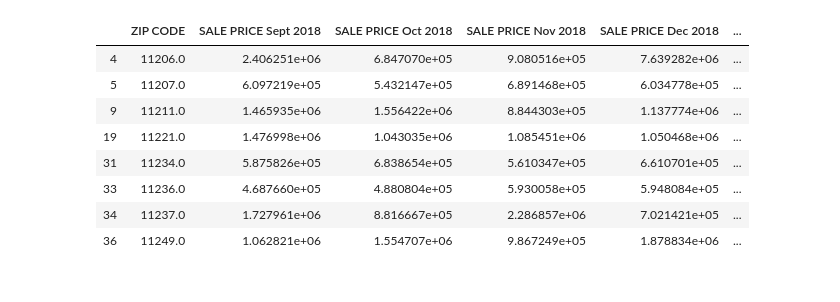
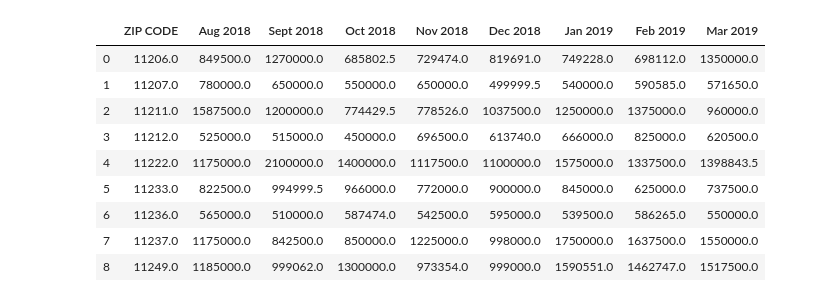
Before and after one commit to nate1mace/TheSuperGroup, a Jupyter notebook: Rolling Sales Analysis.ipynb, the cells around one changed output. Saved outputs shown, nothing was run; the diff lists cells and outputs as text; code cells hidden in the pictures.

Commit message:
Rolling Sales Update

```diff
--- a/Rolling Sales Analysis.ipynb
+++ b/Rolling Sales Analysis.ipynb
@@ -2,6 +2,8 @@
 import pandas as pd
 import numpy as np
 import matplotlib.pyplot as plt
+import scipy.stats as stats
+
 
 #this is a function online for zipcode generation (it can also give us median household income but it's unclear when it has been last updated)
 from uszipcode import SearchEngine
@@ -18,8 +20,8 @@ source2 = 'Rolling Sales NYC/rollingsales_brooklyn_2019.csv'
 df_2018 = pd.read_csv(source1)
 df_2019= pd.read_csv(source2)
 
-df_2018 = df_2018.rename(columns={"SALE PRICE\n": "SALE PRICE", "SALE DATE\n": "SALE DATE", "ZIP CODE\n" : "ZIP CODE"})
-df_2019 = df_2019.rename(columns={" SALE PRICE ": "SALE PRICE"})
+df_2018 = df_2018.rename(columns={"SALE PRICE\n": "", "SALE DATE\n": "SALE DATE", "ZIP CODE\n" : "ZIP CODE"})
+df_2019 = df_2019.rename(columns={" SALE PRICE ": ""})
 
 df_2018.dtypes
 # %% [output]
@@ -42,15 +44,17 @@ SALE DATE                                 object
 dtype: object
 # %%
 #DF2 is the NYC Rolling Sales, this was pulled from the csv in the first box (source2)
-df_2018['SALE PRICE'] = df_2018['SALE PRICE'].str.replace(',','')
-df_2018['SALE PRICE'] = df_2018['SALE PRICE'].str.replace('$','').astype(float)
-df_2019['SALE PRICE'] = df_2019['SALE PRICE'].str.replace(',','').astype(float)
+# df_2018[''] = df_2018[''].str.replace(',','')
+# df_2018[''] = df_2018[''].str.replace('$','').astype(float)
+# df_2019[''] = df_2019[''].str.replace(',','').astype(float)
 
-df_2018 = df_2018.loc[df_2018['SALE PRICE'] > 0]
-df_2019 = df_2019.loc[df_2019['SALE PRICE'] > 0]
+df_2018 = df_2018.loc[df_2018[''] > 10]
+df_2019 = df_2019.loc[df_2019[''] > 10]
 
 
 #Create a boolean mask to sort by the month of September (Airbnb CSV is just September, we can discuss if this step is necessary together)
+mask_Aug_2018 = (df_2018['SALE DATE'] > '8/0/2018') & (df_2018['SALE DATE'] <= '8/31/2018')
+df_aug = df_2018.loc[mask_Aug_2018]
 mask_Sept_2018 = (df_2018['SALE DATE'] > '9/0/2018') & (df_2018['SALE DATE'] <= '9/31/2018')
 df_sept = df_2018.loc[mask_Sept_2018]
 mask_Oct_2018 = (df_2018['SALE DATE'] > '10/0/2018') & (df_2018['SALE DATE'] <= '10/31/2018')
@@ -70,19 +74,23 @@ df_mar = df_2019.loc[mask_Mar_2019]
 # df_2018_Allzips = df_2018.groupby("ZIP CODE").agg({'SALE PRICE':'mean'}).reset_index()
 # df_2019_Allzips = df2_nonzero_sept.groupby("NEIGHBORHOOD").agg({' SALE PRICE ':'count'}).reset_index()
 
-df_sept_allzips = df_sept.groupby("ZIP CODE").agg({"SALE PRICE" : "median"}).reset_index()
-df_oct_allzips = df_oct.groupby("ZIP CODE").agg({"SALE PRICE" : "median"}).reset_index()
-df_nov_allzips = df_nov.groupby("ZIP CODE").agg({"SALE PRICE" : "median"}).reset_index()
-df_dec_allzips = df_dec.groupby("ZIP CODE").agg({"SALE PRICE" : "median"}).reset_index()
-df_jan_allzips = df_jan.groupby("ZIP CODE").agg({"SALE PRICE" : "median"}).reset_index()
-df_feb_allzips = df_feb.groupby("ZIP CODE").agg({"SALE PRICE" : "median"}).reset_index()
-df_mar_allzips = df_mar.groupby("ZIP CODE").agg({"SALE PRICE" : "median"}).reset_index()
+df_aug_allzips = df_aug.groupby("ZIP CODE").agg({"" : "median"}).reset_index()
+df_sept_allzips = df_sept.groupby("ZIP CODE").agg({"" : "median"}).reset_index()
+df_oct_allzips = df_oct.groupby("ZIP CODE").agg({"" : "median"}).reset_index()
+df_nov_allzips = df_nov.groupby("ZIP CODE").agg({"" : "median"}).reset_index()
+df_dec_allzips = df_dec.groupby("ZIP CODE").agg({"" : "median"}).reset_index()
+df_jan_allzips = df_jan.groupby("ZIP CODE").agg({"" : "median"}).reset_index()
+df_feb_allzips = df_feb.groupby("ZIP CODE").agg({"" : "median"}).reset_index()
+df_mar_allzips = df_mar.groupby("ZIP CODE").agg({"" : "median"}).reset_index()
 # %%
-dates = [' Sept 2018',' Oct 2018',' Nov 2018',' Dec 2018',' Jan 2019',' Feb 2019',' Mar 2019', '']
+dates = [' Aug 2018', ' Sept 2018',' Oct 2018',' Nov 2018',' Dec 2018',' Jan 2019',' Feb 2019',' Mar 2019', '']
 
-df_all_months = pd.merge(df_sept_allzips,df_oct_allzips, on = 'ZIP CODE',how = 'outer', suffixes = (dates[0],dates[1]))
+df_all_months = pd.merge(df_aug_allzips,df_sept_allzips, on = 'ZIP CODE',how = 'outer', suffixes = (dates[0],dates[1]))
+df_all_months = pd.merge(df_all_months,df_oct_allzips, on = 'ZIP CODE',how = 'outer', suffixes = (dates[0],dates[1]))
 df_all_months = pd.merge(df_all_months,df_nov_allzips, on = 'ZIP CODE',how = 'outer', suffixes = (dates[2],dates[3]))
 df_all_months = pd.merge(df_all_months,df_dec_allzips, on = 'ZIP CODE',how = 'outer', suffixes = (dates[2],dates[3]))
 df_all_months = pd.merge(df_all_months,df_jan_allzips, on = 'ZIP CODE',how = 'outer', suffixes = (dates[4],dates[5]))
 df_all_months = pd.merge(df_all_months,df_feb_allzips, on = 'ZIP CODE',how = 'outer', suffixes = (dates[4],dates[5]))
 df_all_months = pd.merge(df_all_months,df_mar_allzips, on = 'ZIP CODE',how = 'outer', suffixes = (dates[6],dates[7]))
+
+df_all_months
@@ -89,15 +115,17 @@ df_all_months = pd.merge(df_all_months,df_mar_allzips, on = 'ZIP CODE',how = 'ou
 # %%
-Ltrain_zipcodes = [11211,11206,11207,11221,11237,11236,11234,11249]
+#Ltrain_zipcodes = [11211,11206,11207,11221,11237,11236,11234,11249]
+Ltrain_zipcodes = [11249,11222,11211,11206,11237,11378,11387,11233,11212,11207,11236]
 
 df_all_months_L = df_all_months[df_all_months['ZIP CODE'].isin(Ltrain_zipcodes)]
-df_all_months_L
+df_all_months_L.reset_index(drop = True)
 # %% [output]
-|  | ZIP CODE | SALE PRICE Sept 2018 | SALE PRICE Oct 2018 | SALE PRICE Nov 2018 | SALE PRICE Dec 2018 | ... |
-| 4 | 11206.0 | 2.406251e+06 | 6.847070e+05 | 9.080516e+05 | 7.639282e+06 | ... |
-| 5 | 11207.0 | 6.097219e+05 | 5.432147e+05 | 6.891468e+05 | 6.034778e+05 | ... |
-| 9 | 11211.0 | 1.465935e+06 | 1.556422e+06 | 8.844303e+05 | 1.137774e+06 | ... |
-| 19 | 11221.0 | 1.476998e+06 | 1.043035e+06 | 1.085451e+06 | 1.050468e+06 | ... |
-| 31 | 11234.0 | 5.875826e+05 | 6.838654e+05 | 5.610347e+05 | 6.610701e+05 | ... |
-| 33 | 11236.0 | 4.687660e+05 | 4.880804e+05 | 5.930058e+05 | 5.948084e+05 | ... |
-| 34 | 11237.0 | 1.727961e+06 | 8.816667e+05 | 2.286857e+06 | 7.021421e+05 | ... |
-| 36 | 11249.0 | 1.062821e+06 | 1.554707e+06 | 9.867249e+05 | 1.878834e+06 | ... |
+|  | ZIP CODE | Aug 2018 | Sept 2018 | Oct 2018 | Nov 2018 | Dec 2018 | Jan 2019 | Feb 2019 | Mar 2019 |
+| 0 | 11206.0 | 849500.0 | 1270000.0 | 685802.5 | 729474.0 | 819691.0 | 749228.0 | 698112.0 | 1350000.0 |
+| 1 | 11207.0 | 780000.0 | 650000.0 | 550000.0 | 650000.0 | 499999.5 | 540000.0 | 590585.0 | 571650.0 |
+| 2 | 11211.0 | 1587500.0 | 1200000.0 | 774429.5 | 778526.0 | 1037500.0 | 1250000.0 | 1375000.0 | 960000.0 |
+| 3 | 11212.0 | 525000.0 | 515000.0 | 450000.0 | 696500.0 | 613740.0 | 666000.0 | 825000.0 | 620500.0 |
+| 4 | 11222.0 | 1175000.0 | 2100000.0 | 1400000.0 | 1117500.0 | 1100000.0 | 1575000.0 | 1337500.0 | 1398843.5 |
+| 5 | 11233.0 | 822500.0 | 994999.5 | 966000.0 | 772000.0 | 900000.0 | 845000.0 | 625000.0 | 737500.0 |
+| 6 | 11236.0 | 565000.0 | 510000.0 | 587474.0 | 542500.0 | 595000.0 | 539500.0 | 586265.0 | 550000.0 |
+| 7 | 11237.0 | 1175000.0 | 842500.0 | 850000.0 | 1225000.0 | 998000.0 | 1750000.0 | 1637500.0 | 1550000.0 |
+| 8 | 11249.0 | 1185000.0 | 999062.0 | 1300000.0 | 973354.0 | 999000.0 | 1590551.0 | 1462747.0 | 1517500.0 |
```
Also changed, not shown: parts of 11 cells of this notebook, 1 other file.
